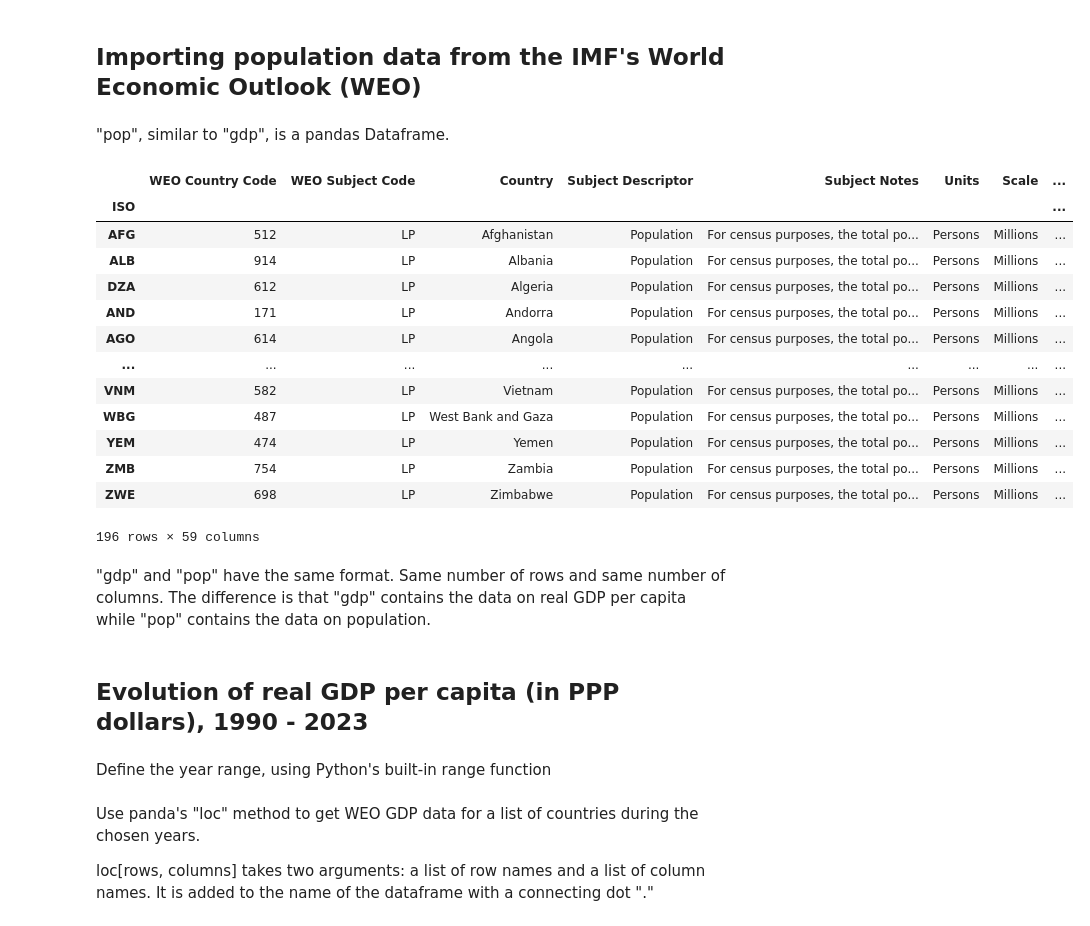
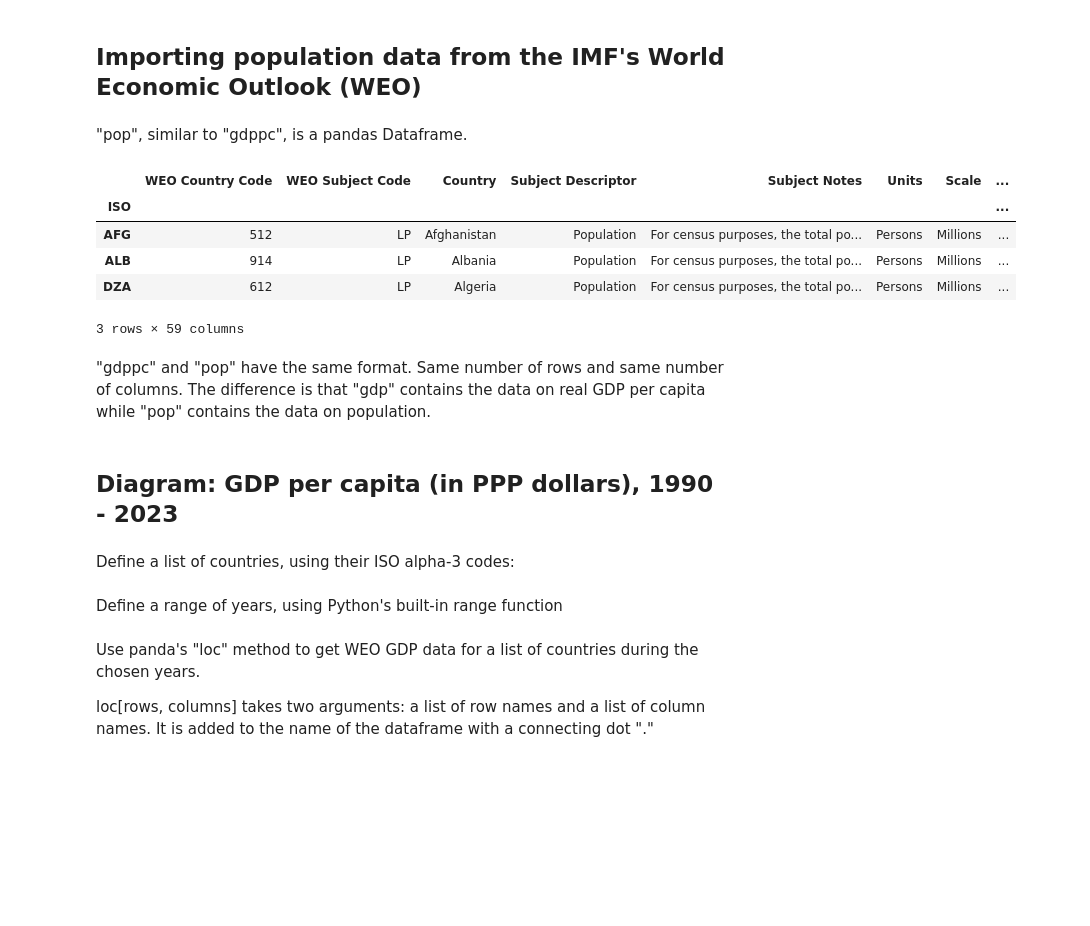
Before and after one commit to ProfKlein/github.io, a Jupyter notebook: IRGA_Maps.ipynb, the cells around one changed output. Cells and saved outputs as stored; diff of their text form; code cells hidden in the pictures; blank space fills up the shorter version.

```diff
--- a/IRGA_Maps.ipynb
+++ b/IRGA_Maps.ipynb
@@ -54,28 +44,22 @@ gdp
 ## Importing population data from the IMF's World Economic Outlook (WEO)
 # %%
 dtype_dict = {str(c) : np.float64 for c in range(1980, 2030)}
-pop = pd.read_csv("https://magentacloud.de/s/Ds7A5fP8cJ53jqz/download/weo_pop.csv", dtype=dtype_dict, index_col="ISO")
+pop = pd.read_csv("https://profklein.github.io/github.io/weo/weo_pop.csv", dtype=dtype_dict, index_col="ISO")
 pop.columns = [int(c) if c.isdigit() else c for c in pop.columns]
 # %% [markdown]
-"pop", similar to "gdp", is a pandas Dataframe.
+"pop", similar to "gdppc", is a pandas Dataframe.
 # %%
-pop
+pop.head(3)
 # %% [output]
 |  | WEO Country Code | WEO Subject Code | Country | Subject Descriptor | Subject Notes | Units | Scale | ... |
 | ISO |  |  |  |  |  |  |  | ... |
 | AFG | 512 | LP | Afghanistan | Population | For census purposes, the total po... | Persons | Millions | ... |
 | ALB | 914 | LP | Albania | Population | For census purposes, the total po... | Persons | Millions | ... |
 | DZA | 612 | LP | Algeria | Population | For census purposes, the total po... | Persons | Millions | ... |
-| AND | 171 | LP | Andorra | Population | For census purposes, the total po... | Persons | Millions | ... |
-| AGO | 614 | LP | Angola | Population | For census purposes, the total po... | Persons | Millions | ... |
-| ... | ... | ... | ... | ... | ... | ... | ... | ... |
-| VNM | 582 | LP | Vietnam | Population | For census purposes, the total po... | Persons | Millions | ... |
-| WBG | 487 | LP | West Bank and Gaza | Population | For census purposes, the total po... | Persons | Millions | ... |
-| YEM | 474 | LP | Yemen | Population | For census purposes, the total po... | Persons | Millions | ... |
-| ZMB | 754 | LP | Zambia | Population | For census purposes, the total po... | Persons | Millions | ... |
-| ZWE | 698 | LP | Zimbabwe | Population | For census purposes, the total po... | Persons | Millions | ... |
-196 rows × 59 columns
+3 rows × 59 columns
 # %% [markdown]
-"gdp" and "pop" have the same format. Same number of rows and same number of columns. The difference is that "gdp" contains the data on real GDP per capita while "pop" contains the data on population.
+"gdppc" and "pop" have the same format. Same number of rows and same number of columns. The difference is that "gdp" contains the data on real GDP per capita while "pop" contains the data on population.
 # %% [markdown]
-## Evolution of real GDP per capita (in PPP dollars), 1990 - 2023
+## Diagram: GDP per capita (in PPP dollars), 1990 - 2023
+# %% [markdown]
+Define a list of countries, using their ISO alpha-3 codes:
@@ -82,5 +68,5 @@ pop
 # %% [markdown]
-Define the year range, using Python's built-in range function
+Define a range of years, using Python's built-in range function
 # %%
 years = range(1990, 2024)
 # %% [markdown]
```
Also changed, not shown: parts of 43 cells of this notebook.
